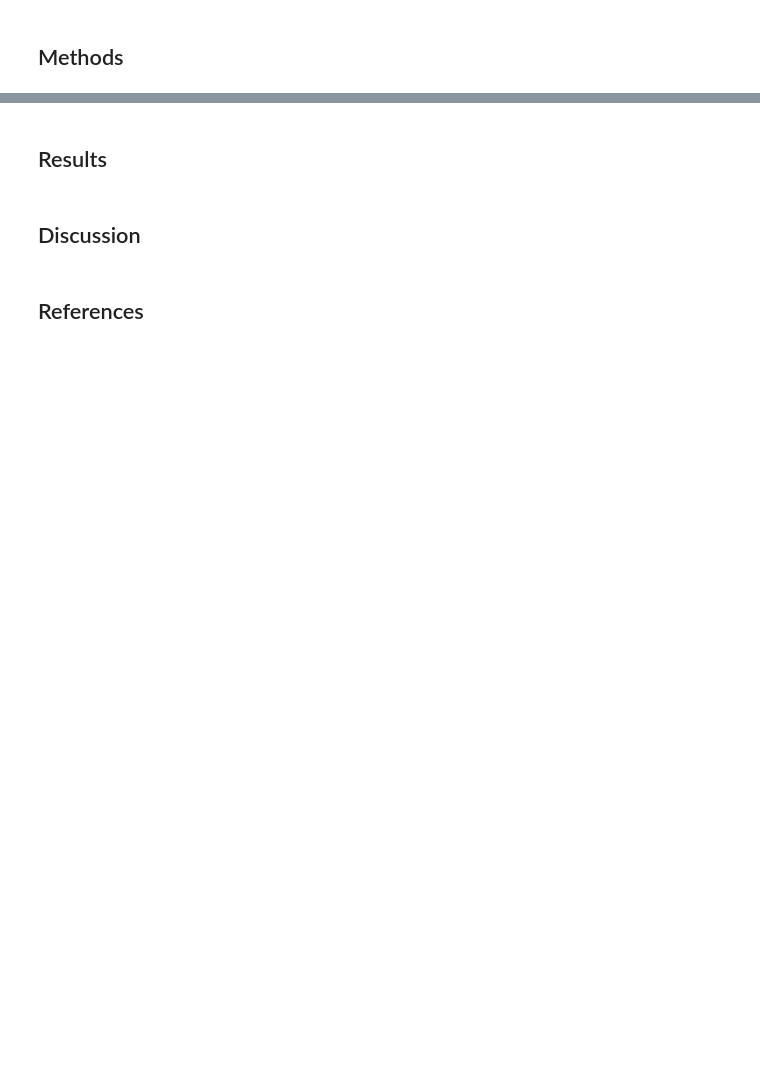
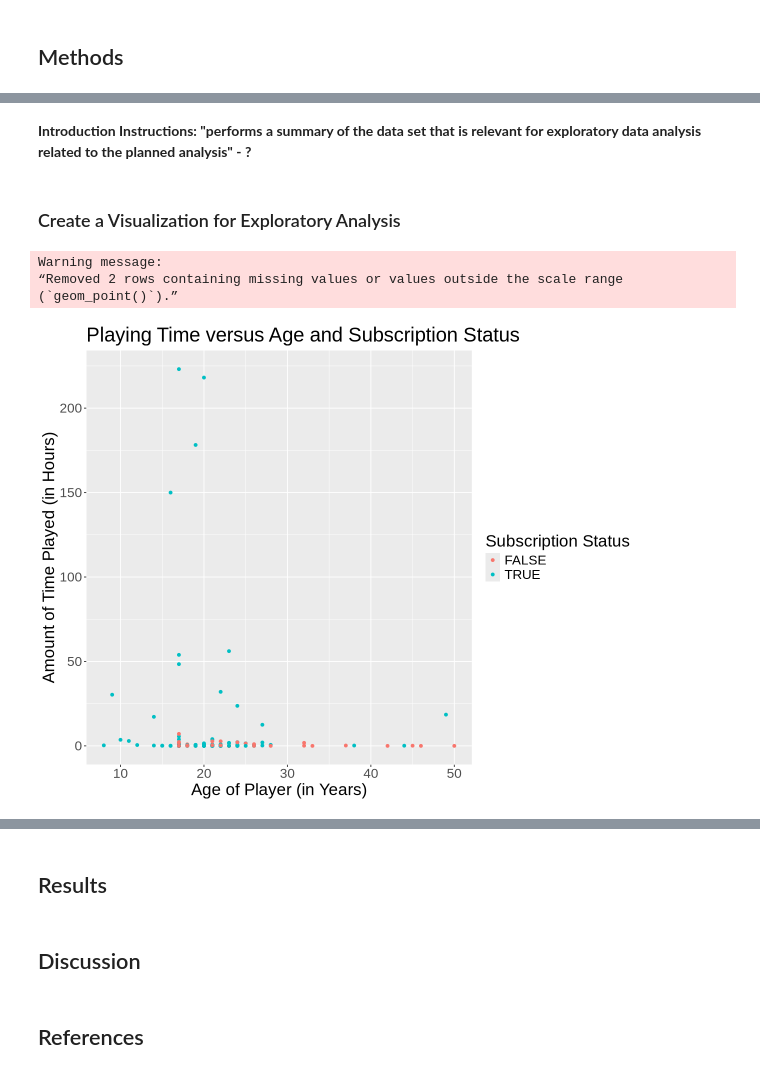
Before and after one commit to Gabriella478/dsci-100-project, a Jupyter notebook: project-2025-final.ipynb, the cells around one changed output, grey strips where cells are left out. Saved outputs shown, nothing was run; the diff lists cells and outputs as text; code cells hidden in the pictures; blank space fills up the shorter version.

```diff
--- a/project-2025-final.ipynb
+++ b/project-2025-final.ipynb
@@ -36,0 +50,3 @@ Outcome Variable: The main outcome/categorical/label variable in the dataset is
+# %%
+players_orig <- read_csv("players.csv")
+players_orig
@@ -62,0 +118,5 @@ From the tibble above, we can see that there are 144 players who have subscribed
+# %%
+players <- players_orig |>
+    mutate(subscribe = as_factor(subscribe)) |>
+    select(hashedEmail, Age, played_hours, subscribe)
+players
@@ -62,0 +134,19 @@ From the tibble above, we can see that there are 144 players who have subscribed
+# %% [markdown]
+**Introduction Instructions: "performs a summary of the data set that is relevant for exploratory data analysis related to the planned analysis" - ?**
+# %% [markdown]
+### Create a Visualization for Exploratory Analysis
+# %%
+options(repr.plot.width = 10, repr.plot.height = 8)
+players_scatter <- players |>
+    ggplot(aes(x = Age, y = played_hours)) +
+        geom_point(aes(color = subscribe)) +
+        xlab("Age of Player (in Years)") +
+        ylab("Amount of Time Played (in Hours)") +
+        labs(color = "Subscription Status", title = "Playing Time versus Age and Subscription Status") +
+        theme(text = element_text(size = 20))
+players_scatter
+# %% [output]
+Warning message:
+“Removed 2 rows containing missing values or values outside the scale range
+(`geom_point()`).”
+[figure, added]
```
Also changed, not shown: parts of 16 cells of this notebook.
